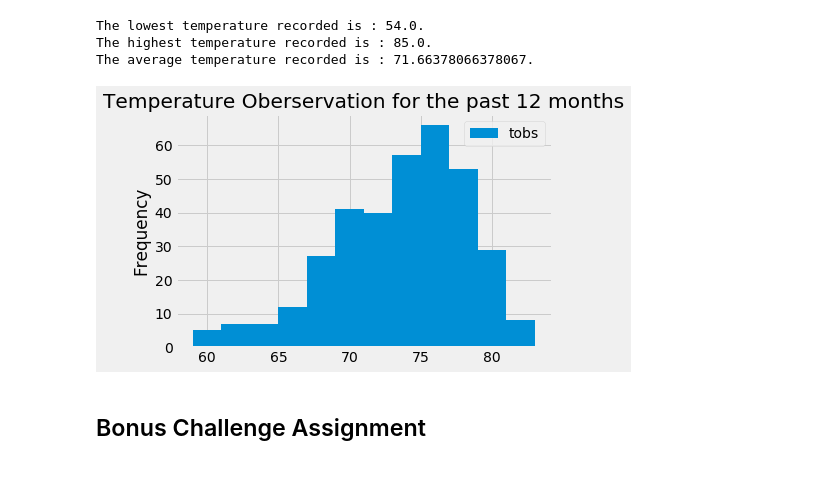
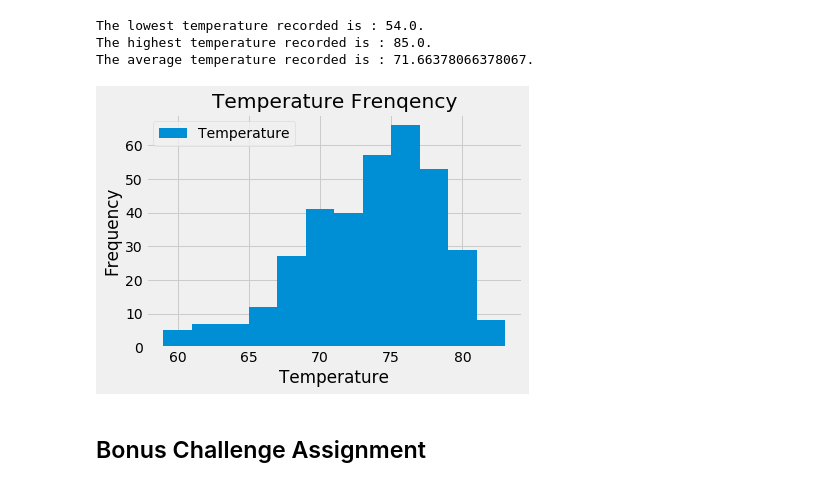
Before and after one commit to olivesun1213/sqlalchemy-challenge, a Jupyter notebook: Unit 10 - Advanced-Data-Storage-and-Retrieval_Homework_Instructions_climate_starter.ipynb, the cells around one changed output. Cells and saved outputs as stored; diff of their text form; code cells hidden in the pictures.

```diff
--- a/Unit 10 - Advanced-Data-Storage-and-Retrieval_Homework_Instructions_climate_starter.ipynb
+++ b/Unit 10 - Advanced-Data-Storage-and-Retrieval_Homework_Instructions_climate_starter.ipynb
@@ -168,14 +168,16 @@ The average temperature recorded is : 71.66378066378067.
 # %%
 # Choose the station with the highest number of temperature observations.
 # Query the last 12 months of temperature observation data for this station and plot the results as a histogram
 Most_active_data=session.query(Measurement.date,Measurement.tobs).\
                     filter(Measurement.station == 'USC00519281').\
                     filter(Measurement.date >=date_1year_ago).all()
-hist=pd.DataFrame(Most_active_data)
-hist.plot(kind="hist",bins=12,title="Temperature Oberservation for the past 12 months")
-hist.set_xlabel=("Temperature")
+hist=pd.DataFrame(Most_active_data,columns=["Date","Temperature"])
+hist.plot.hist(bins=12)
+plt.xlabel("Temperature")
+plt.title("Temperature Frenqency")
+plt.show()
 # %% [output]
-[figure, old version]
+[figure, new version]
 # %% [markdown]
 ## Bonus Challenge Assignment
 # %%
```
